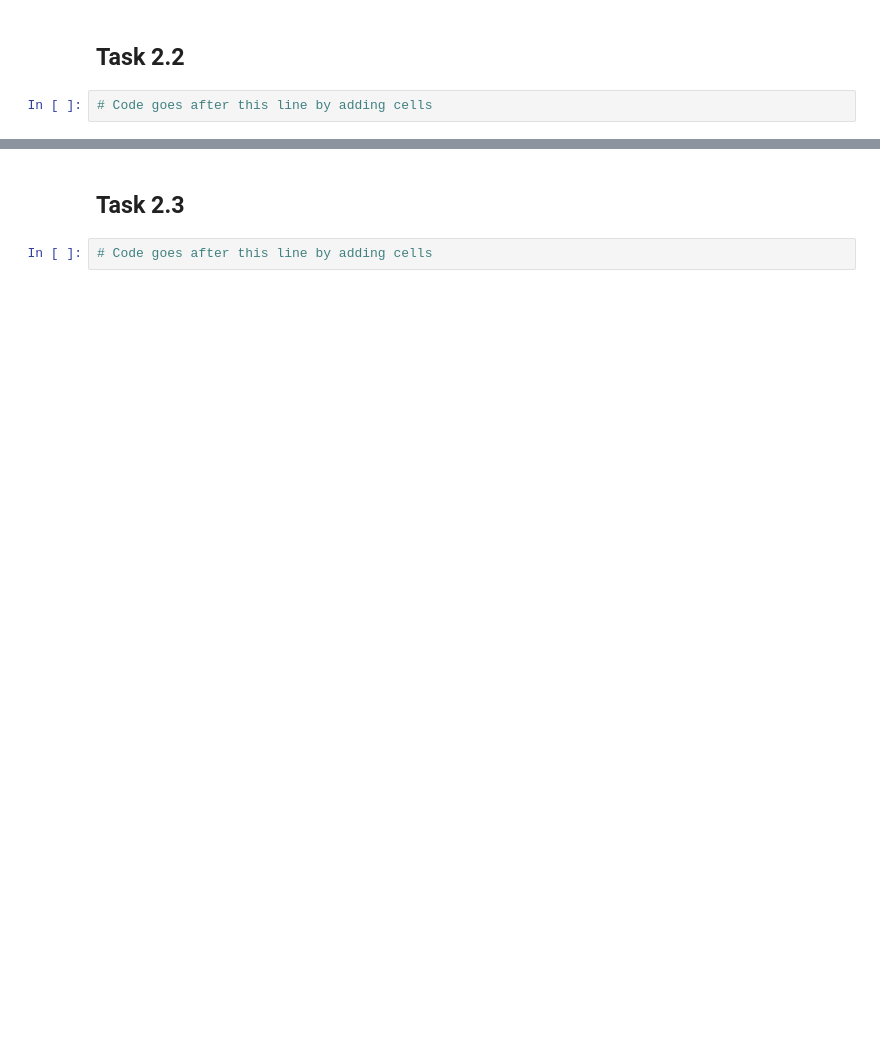
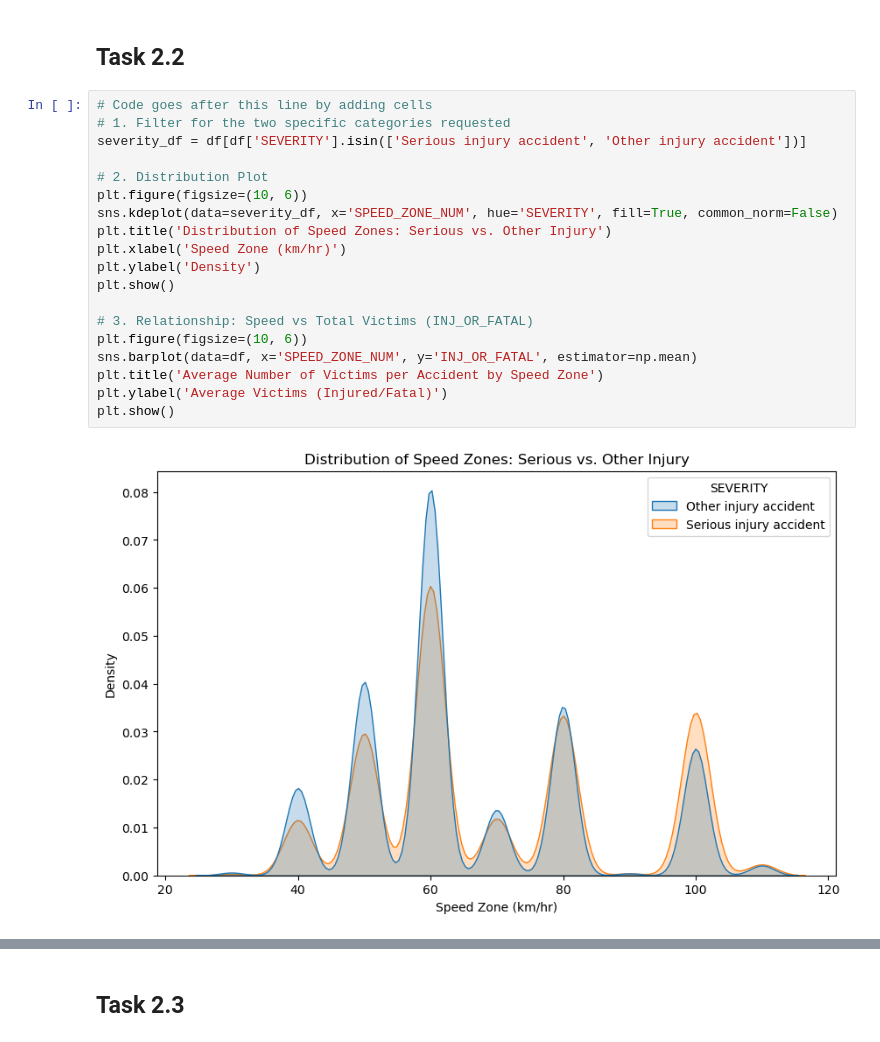
Before and after one commit to Lysitheatsu/PracDataSci, a Jupyter notebook: Assignment1/assignment1.ipynb, the cells around one changed output, grey strips where cells are left out. Drawn from its saved outputs; the diff is of its cells as text; blank space fills up the shorter version.

```diff
--- a/Assignment1/assignment1.ipynb
+++ b/Assignment1/assignment1.ipynb
@@ -108,4 +129,23 @@ df.to_csv('cleaned.csv', index=False)
 # %% [markdown]
 ## Task 2.2
-# %%
-# Code goes after this line by adding cells
+# %%
+# Code goes after this line by adding cells
+# 1. Filter for the two specific categories requested
+severity_df = df[df['SEVERITY'].isin(['Serious injury accident', 'Other injury accident'])]
+
+# 2. Distribution Plot
+plt.figure(figsize=(10, 6))
+sns.kdeplot(data=severity_df, x='SPEED_ZONE_NUM', hue='SEVERITY', fill=True, common_norm=False)
+plt.title('Distribution of Speed Zones: Serious vs. Other Injury')
+plt.xlabel('Speed Zone (km/hr)')
+plt.ylabel('Density')
+plt.show()
+
+# 3. Relationship: Speed vs Total Victims (INJ_OR_FATAL)
+plt.figure(figsize=(10, 6))
+sns.barplot(data=df, x='SPEED_ZONE_NUM', y='INJ_OR_FATAL', estimator=np.mean)
+plt.title('Average Number of Victims per Accident by Speed Zone')
+plt.ylabel('Average Victims (Injured/Fatal)')
+plt.show()
+# %% [output]
+[figure, added]
@@ -112,4 +153,2 @@ df.to_csv('cleaned.csv', index=False)
 # %% [markdown]
 ## Task 2.3
-# %%
-# Code goes after this line by adding cells
```
Also changed, not shown: parts of 4 cells of this notebook.
